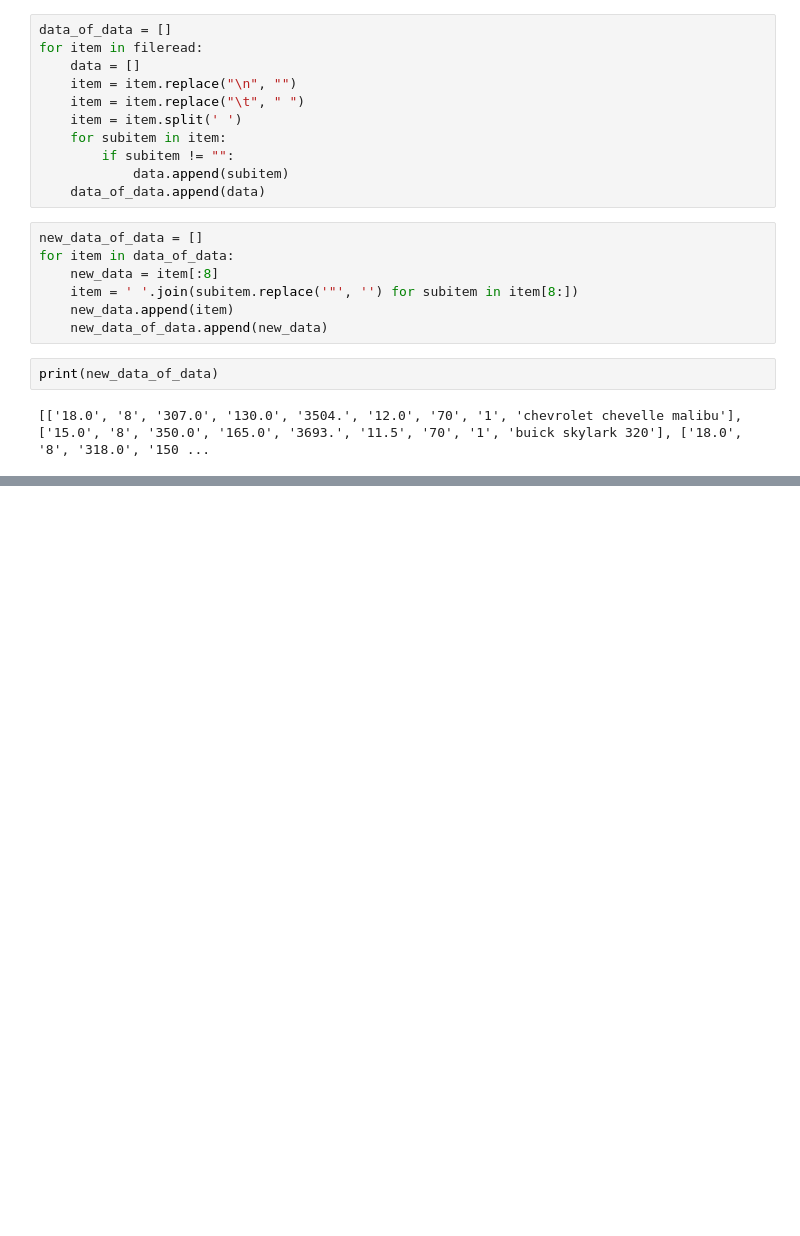
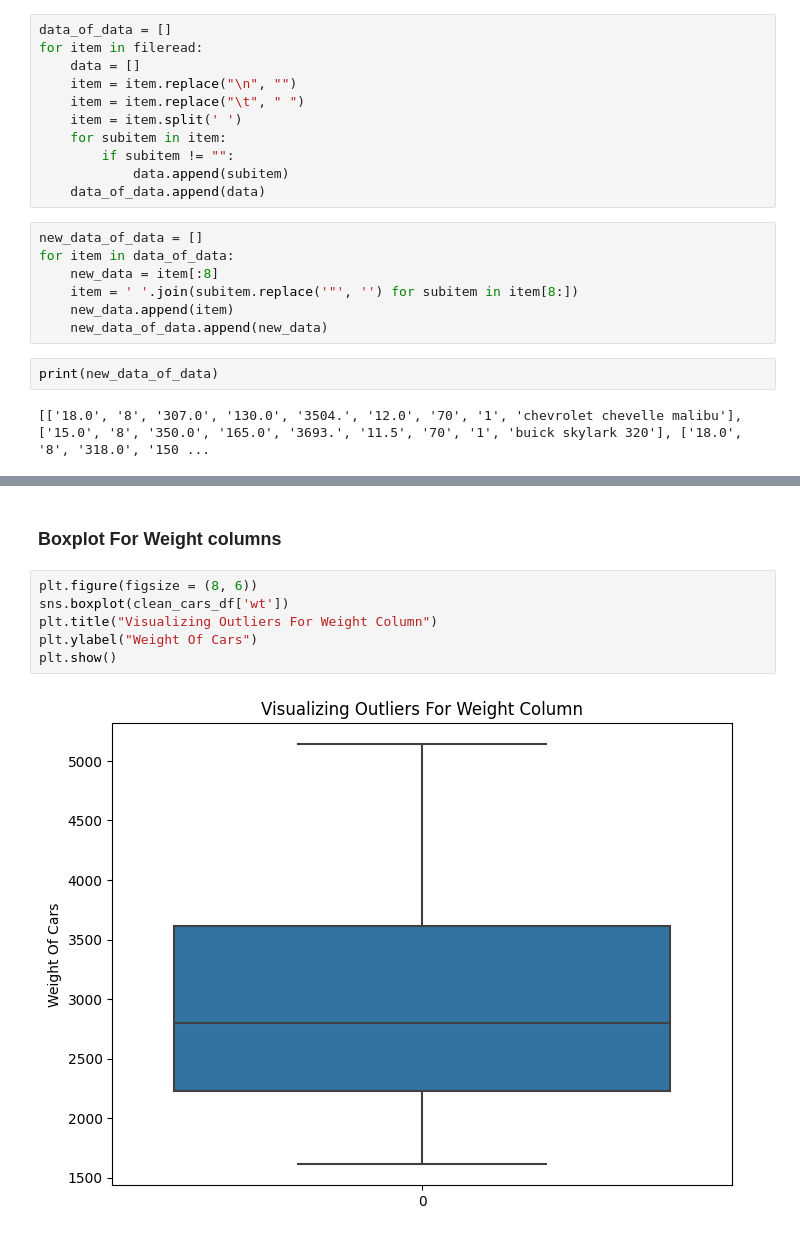
Before and after one commit to prabhat-123/Python_For_Data_Science, a Jupyter notebook: linear_regression_project.ipynb, the cells around one changed output, grey strips where cells are left out. Cells and saved outputs as stored; diff of their text form; blank space fills up the shorter version.

```diff
--- a/linear_regression_project.ipynb
+++ b/linear_regression_project.ipynb
@@ -74,0 +186,10 @@ fileread
+# %% [markdown]
+### Boxplot For Weight columns
+# %%
+plt.figure(figsize = (8, 6))
+sns.boxplot(clean_cars_df['wt'])
+plt.title("Visualizing Outliers For Weight Column")
+plt.ylabel("Weight Of Cars")
+plt.show()
+# %% [output]
+[figure, added]
```
Also changed, not shown: parts of 21 cells of this notebook, 2 other files.
